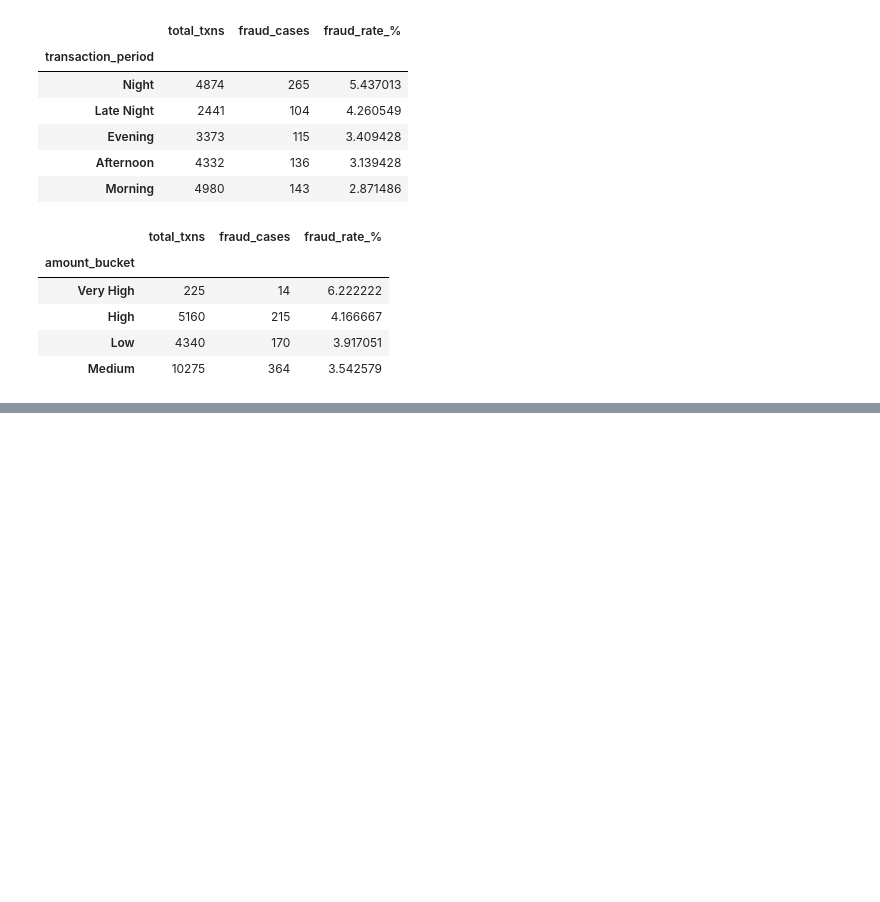
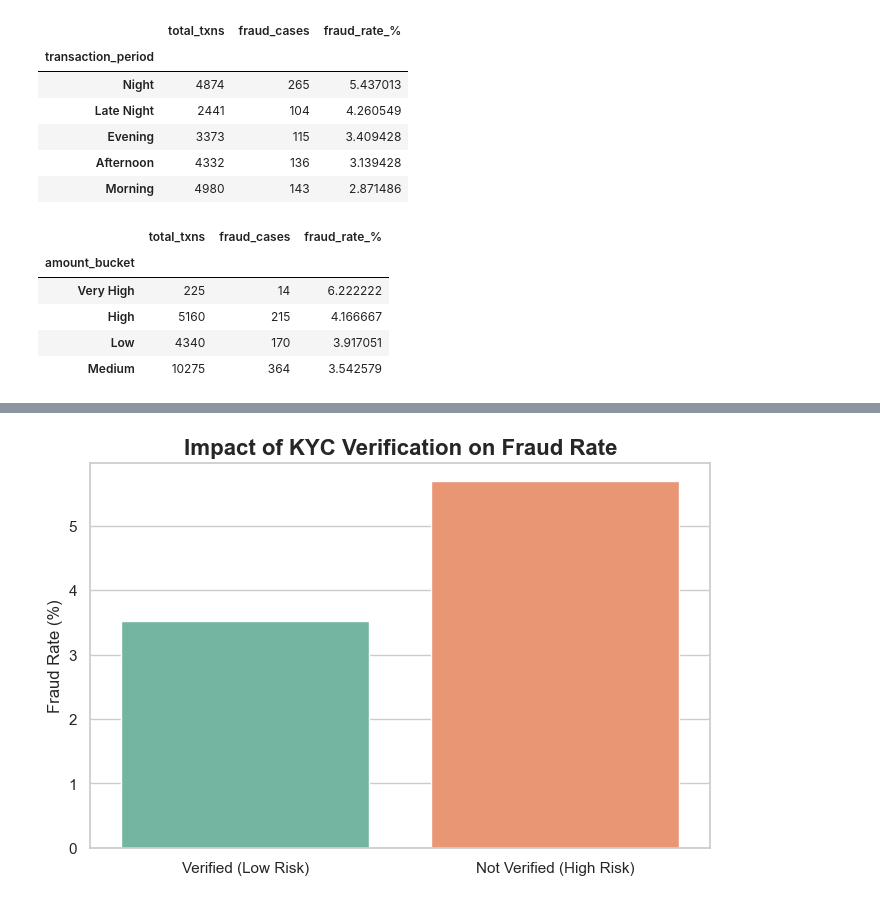
Before and after one commit to Angadthakur/upi-transaction-analyzer, a Jupyter notebook: notebooks/analysis.ipynb, the cells around one changed output, grey strips where cells are left out. Cells and saved outputs as stored; diff of their text form; code cells hidden in the pictures; blank space fills up the shorter version.

```diff
--- a/notebooks/analysis.ipynb
+++ b/notebooks/analysis.ipynb
@@ -603,0 +630,23 @@ kyc_fraud.to_csv('../outputs/kyc_fraud_analysis.csv', index=True)
+# %%
+kyc_data = df_clean.groupby('kyc_risk_flag').agg(
+    total_txns=('transaction_id', 'count'),
+    fraud_cases=('is_fraud', 'sum')
+)
+kyc_data['fraud_rate'] = (kyc_data['fraud_cases'] / kyc_data['total_txns']) * 100
+kyc_data = kyc_data.reset_index()
+
+kyc_data['KYC Status'] = kyc_data['kyc_risk_flag'].map({0: 'Verified (Low Risk)', 1: 'Not Verified (High Risk)'})
+
+plt.figure(figsize=(8, 5))
+
+sns.barplot(x='KYC Status', y='fraud_rate', data=kyc_data,
+            hue='KYC Status', palette='Set2', legend=False)
+
+plt.title('Impact of KYC Verification on Fraud Rate', fontsize=16, fontweight='bold')
+plt.ylabel('Fraud Rate (%)', fontsize=12)
+plt.xlabel('')
+
+plt.savefig('../charts/kyc_fraud.png', bbox_inches='tight')
+plt.show()
+# %% [output]
+[figure, added]
```
Also changed, not shown: parts of 3 cells of this notebook.
